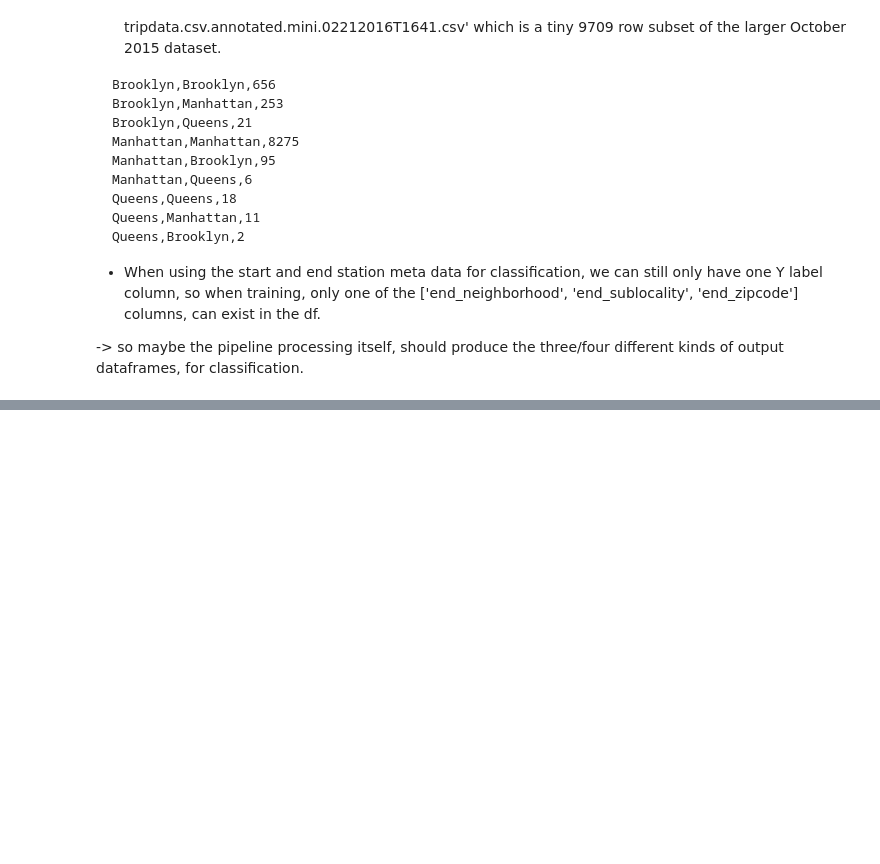
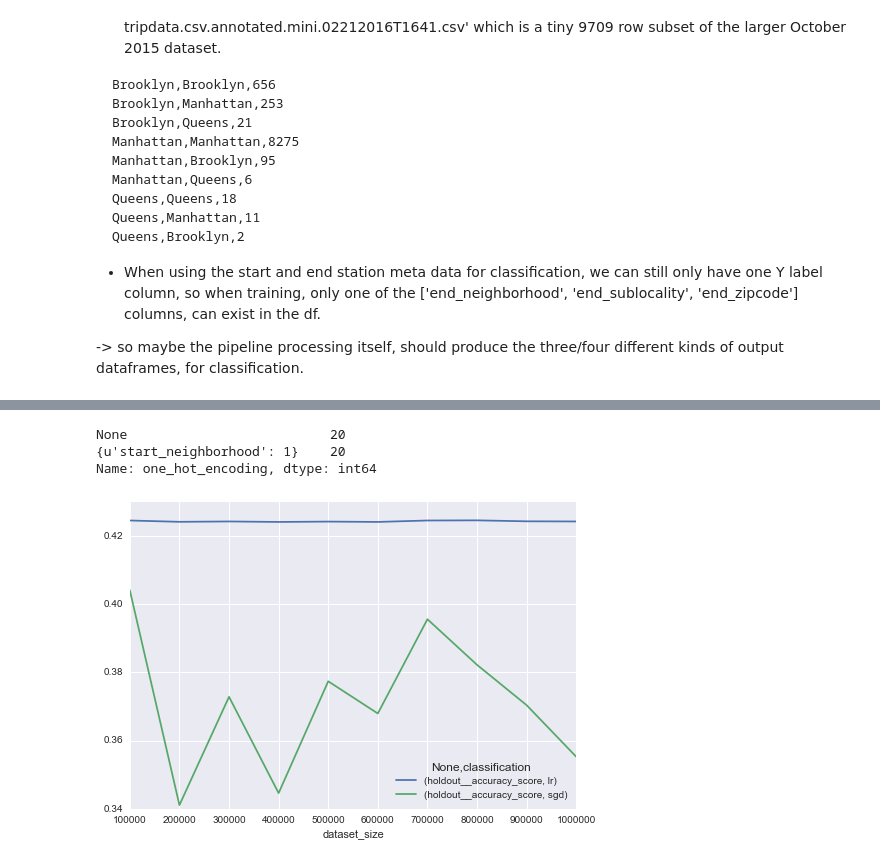
Before and after one commit to namoopsoo/learn-citibike, a Jupyter notebook: project report.ipynb, the cells around one changed output, grey strips where cells are left out. Saved outputs shown, nothing was run; the diff lists cells and outputs as text; code cells hidden in the pictures; blank space fills up the shorter version.

```diff
--- a/project report.ipynb
+++ b/project report.ipynb
@@ -328,0 +339,5 @@ df1['starttime'][:3], df1['starttime'][-3:]
+# %%
+results_file = 'results/binarize_2016-11-09T2024.csv'
+df = pd.read_csv(results_file)
+df = df.iloc[:-11]
+df.columns
@@ -328,0 +374,12 @@ df1['starttime'][:3], df1['starttime'][-3:]
+# %%
+df1['one_hot_encoding'].value_counts()
+# %% [output]
+None                          20
+{u'start_neighborhood': 1}    20
+Name: one_hot_encoding, dtype: int64
+# %%
+df_holdout_accuracy = df[['dataset_size', 'classification', 'holdout__accuracy_score']]
+# %%
+ax = df_holdout_accuracy.groupby(['classification', 'dataset_size']).mean().unstack('classification').plot()
+# %% [output]
+[figure, added]
```
Also changed, not shown: parts of 8 cells of this notebook.
